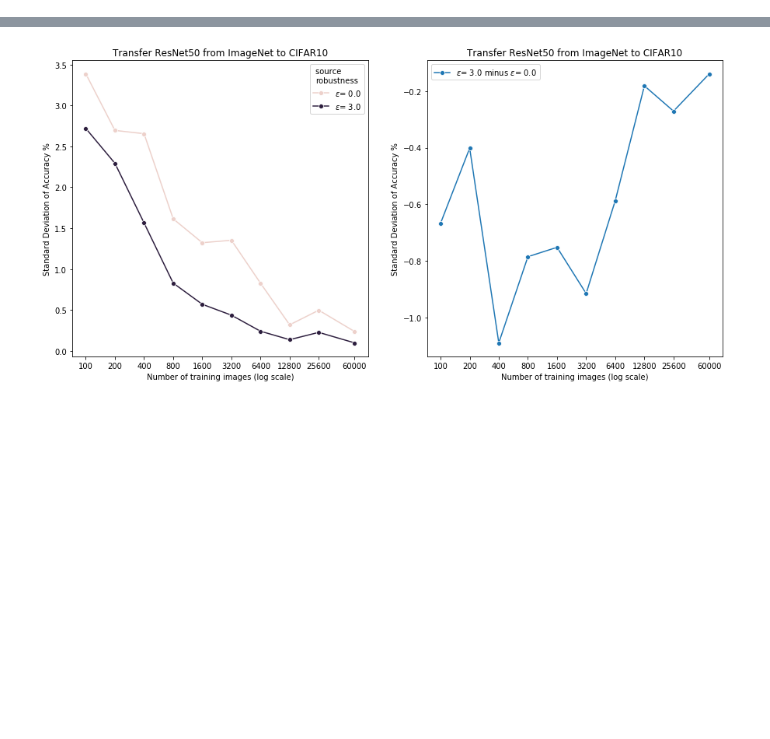
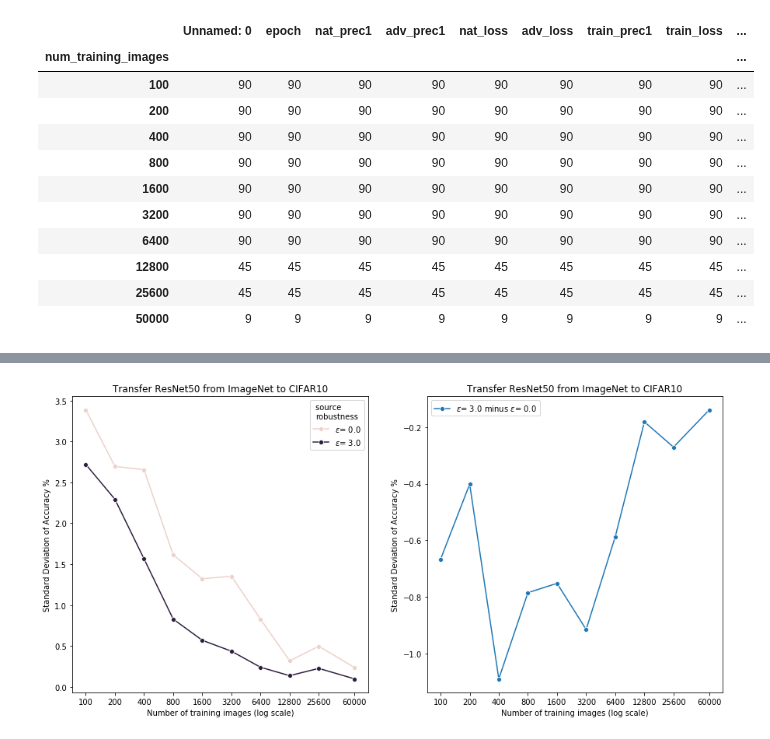
Before and after one commit to utrerf/robust_transfer_learning, a Jupyter notebook: results/charts.ipynb, the cells around one changed output, grey strips where cells are left out. Drawn from its saved outputs; the diff is of its cells as text; code cells hidden in the pictures; blank space fills up the shorter version.

```diff
--- a/results/charts.ipynb
+++ b/results/charts.ipynb
@@ -131,3 +129,18 @@ clean_data.to_csv('CIFAR_missing_a_few_seeds.csv')
+# %%
+last_df.groupby(by=['num_training_images']).count()
+# %% [output]
+|  | Unnamed: 0 | epoch | nat_prec1 | adv_prec1 | nat_loss | adv_loss | train_prec1 | train_loss | ... |
+| num_training_images |  |  |  |  |  |  |  |  | ... |
+| 100 | 90 | 90 | 90 | 90 | 90 | 90 | 90 | 90 | ... |
+| 200 | 90 | 90 | 90 | 90 | 90 | 90 | 90 | 90 | ... |
+| 400 | 90 | 90 | 90 | 90 | 90 | 90 | 90 | 90 | ... |
+| 800 | 90 | 90 | 90 | 90 | 90 | 90 | 90 | 90 | ... |
+| 1600 | 90 | 90 | 90 | 90 | 90 | 90 | 90 | 90 | ... |
+| 3200 | 90 | 90 | 90 | 90 | 90 | 90 | 90 | 90 | ... |
+| 6400 | 90 | 90 | 90 | 90 | 90 | 90 | 90 | 90 | ... |
+| 12800 | 45 | 45 | 45 | 45 | 45 | 45 | 45 | 45 | ... |
+| 25600 | 45 | 45 | 45 | 45 | 45 | 45 | 45 | 45 | ... |
+| 50000 | 9 | 9 | 9 | 9 | 9 | 9 | 9 | 9 | ... |
 # %%
 plot_less_data(last_df[last_df['unfrozen_blocks'] == 0])
 plot_less_data(last_df[last_df['unfrozen_blocks'] == 1])
```
Also changed, not shown: parts of 5 cells of this notebook, 2 other files.
